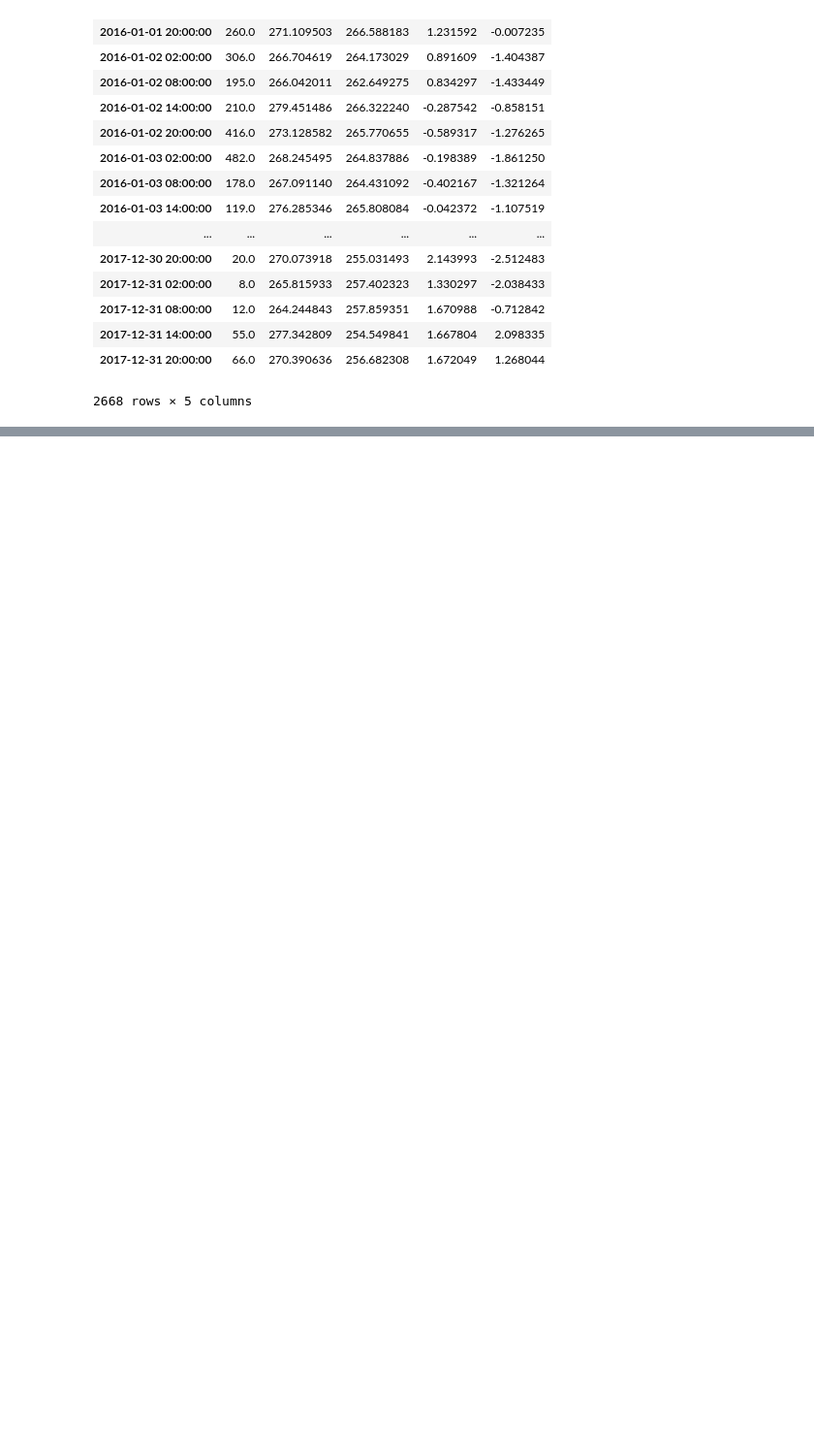
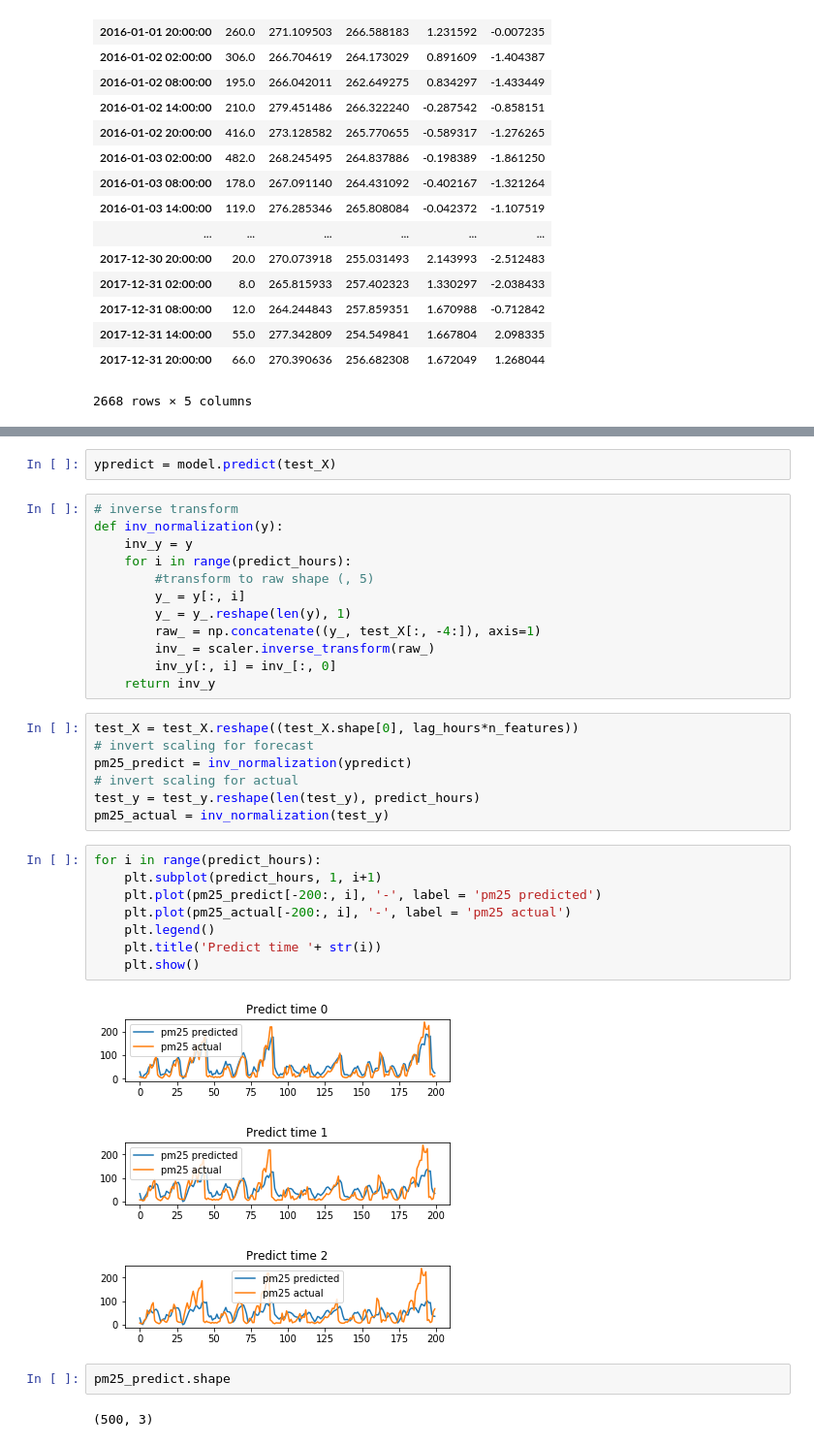
Before and after one commit to luoweimeng/Air-Quality, a Jupyter notebook: preprocess.ipynb, the cells around one changed output, grey strips where cells are left out. Shown at 97% size. Saved outputs shown, nothing was run; the diff lists cells and outputs as text; blank space fills up the shorter version.

```diff
--- a/preprocess.ipynb
+++ b/preprocess.ipynb
@@ -212,0 +349,37 @@ raw_data
+# %%
+ypredict = model.predict(test_X)
+# %%
+# inverse transform
+def inv_normalization(y):
+    inv_y = y
+    for i in range(predict_hours):
+        #transform to raw shape (, 5)
+        y_ = y[:, i]
+        y_ = y_.reshape(len(y), 1)
+        raw_ = np.concatenate((y_, test_X[:, -4:]), axis=1)
+        inv_ = scaler.inverse_transform(raw_)
+        inv_y[:, i] = inv_[:, 0]
+    return inv_y
+# %%
+test_X = test_X.reshape((test_X.shape[0], lag_hours*n_features))
+# invert scaling for forecast
+pm25_predict = inv_normalization(ypredict)
+# invert scaling for actual
+test_y = test_y.reshape(len(test_y), predict_hours)
+pm25_actual = inv_normalization(test_y)
+# %%
+for i in range(predict_hours):
+    plt.subplot(predict_hours, 1, i+1)
+    plt.plot(pm25_predict[-200:, i], '-', label = 'pm25 predicted')
+    plt.plot(pm25_actual[-200:, i], '-', label = 'pm25 actual')
+    plt.legend()
+    plt.title('Predict time '+ str(i))
+    plt.show()
+# %% [output]
+[figure, added]
+[figure, added]
+[figure, added]
+# %%
+pm25_predict.shape
+# %% [output]
+(500, 3)
```
Also changed, not shown: parts of 12 cells of this notebook, 1 other file.
